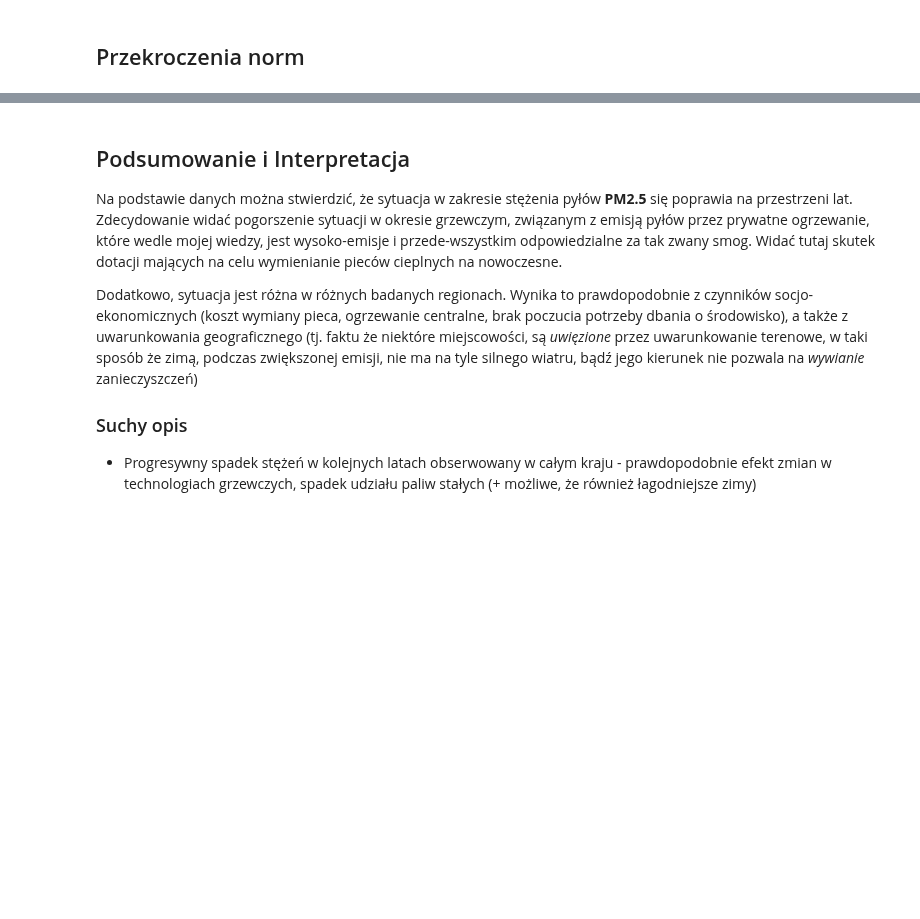
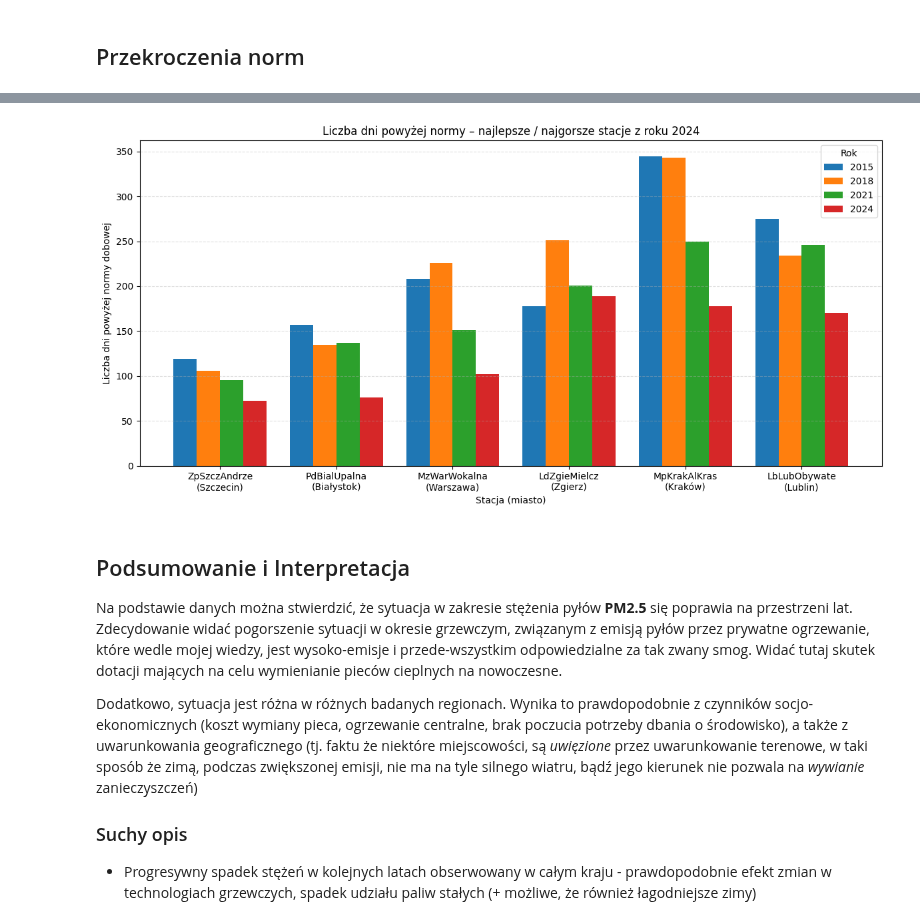
Before and after one commit to vardwyn/ZTP_projekt3, a Jupyter notebook: analiza.ipynb, the cells around one changed output, grey strips where cells are left out. Saved outputs shown, nothing was run; the diff lists cells and outputs as text; code cells hidden in the pictures; blank space fills up the shorter version.

```diff
--- a/analiza.ipynb
+++ b/analiza.ipynb
@@ -313,5 +579,5 @@ plot_city_monthly_heatmaps(
 ## Przekroczenia norm
 # %%
 EXCLUDE_STATIONS = ["MzSiedKonars", "PmGdaLeczkow"] # wielomiesięczne przerwy w danych
-days_over = count_days_over_threshold(data_combined.drop(EXCLUDE_STATIONS, axis=1), 15, years=(2014, 2019, 2024))
+days_over = count_days_over_threshold(data_combined.drop(EXCLUDE_STATIONS, axis=1), 15, years=(2015, 2018, 2021, 2024))
 days_over
@@ -318,11 +603,13 @@ days_over
 # %%
 plot_extreme_stations_days_over(
     days_over,
     year_ref=2024,
-    years=(2014, 2019, 2024),
+    years=(2015, 2018, 2021, 2024),
     n=3,
     station_metadata=metadata_combined,
 )
+# %% [output]
+[figure, added]
 # %% [markdown]
 ## Podsumowanie i Interpretacja
 
```
Also changed, not shown: parts of 35 cells of this notebook, 20 other files.
